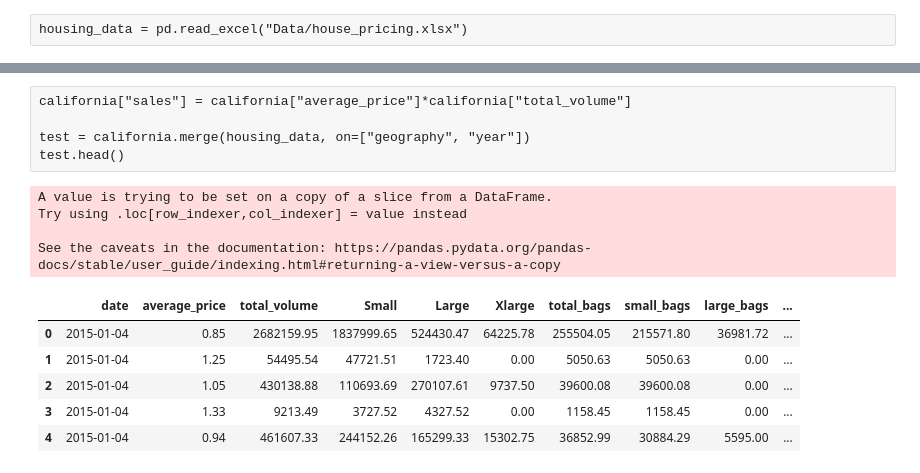
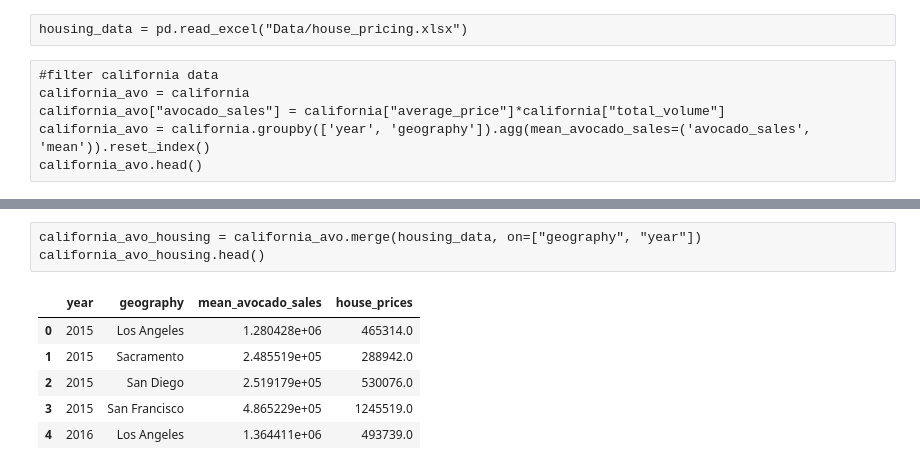
Before and after one commit to smilburn529/Lab-2, a Jupyter notebook: Lab-2.ipynb, the cells around one changed output, grey strips where cells are left out. Saved outputs shown, nothing was run; the diff lists cells and outputs as text.

```diff
--- a/Lab-2.ipynb
+++ b/Lab-2.ipynb
@@ -292,3 +285,9 @@ I made my own data set using housing data from the California Association of Rel
 https://www.car.org/marketdata/data/housingdata
 # %%
 housing_data = pd.read_excel("Data/house_pricing.xlsx")
+# %%
+#filter california data
+california_avo = california
+california_avo["avocado_sales"] = california["average_price"]*california["total_volume"]
+california_avo = california.groupby(['year', 'geography']).agg(mean_avocado_sales=('avocado_sales', 'mean')).reset_index()
+california_avo.head()
@@ -295,16 +305,10 @@ housing_data = pd.read_excel("Data/house_pricing.xlsx")
 # %%
-california["sales"] = california["average_price"]*california["total_volume"]
-
-test = california.merge(housing_data, on=["geography", "year"])
-test.head()
+california_avo_housing = california_avo.merge(housing_data, on=["geography", "year"])
+california_avo_housing.head()
 # %% [output]
-A value is trying to be set on a copy of a slice from a DataFrame.
-Try using .loc[row_indexer,col_indexer] = value instead
-
-See the caveats in the documentation: https://pandas.pydata.org/pandas-docs/stable/user_guide/indexing.html#returning-a-view-versus-a-copy
-|  | date | average_price | total_volume | Small | Large | Xlarge | total_bags | small_bags | large_bags | ... |
-| 0 | 2015-01-04 | 0.85 | 2682159.95 | 1837999.65 | 524430.47 | 64225.78 | 255504.05 | 215571.80 | 36981.72 | ... |
-| 1 | 2015-01-04 | 1.25 | 54495.54 | 47721.51 | 1723.40 | 0.00 | 5050.63 | 5050.63 | 0.00 | ... |
-| 2 | 2015-01-04 | 1.05 | 430138.88 | 110693.69 | 270107.61 | 9737.50 | 39600.08 | 39600.08 | 0.00 | ... |
-| 3 | 2015-01-04 | 1.33 | 9213.49 | 3727.52 | 4327.52 | 0.00 | 1158.45 | 1158.45 | 0.00 | ... |
-| 4 | 2015-01-04 | 0.94 | 461607.33 | 244152.26 | 165299.33 | 15302.75 | 36852.99 | 30884.29 | 5595.00 | ... |
+|  | year | geography | mean_avocado_sales | house_prices |
+| 0 | 2015 | Los Angeles | 1.280428e+06 | 465314.0 |
+| 1 | 2015 | Sacramento | 2.485519e+05 | 288942.0 |
+| 2 | 2015 | San Diego | 2.519179e+05 | 530076.0 |
+| 3 | 2015 | San Francisco | 4.865229e+05 | 1245519.0 |
+| 4 | 2016 | Los Angeles | 1.364411e+06 | 493739.0 |
```
Also changed, not shown: parts of 7 cells of this notebook.
